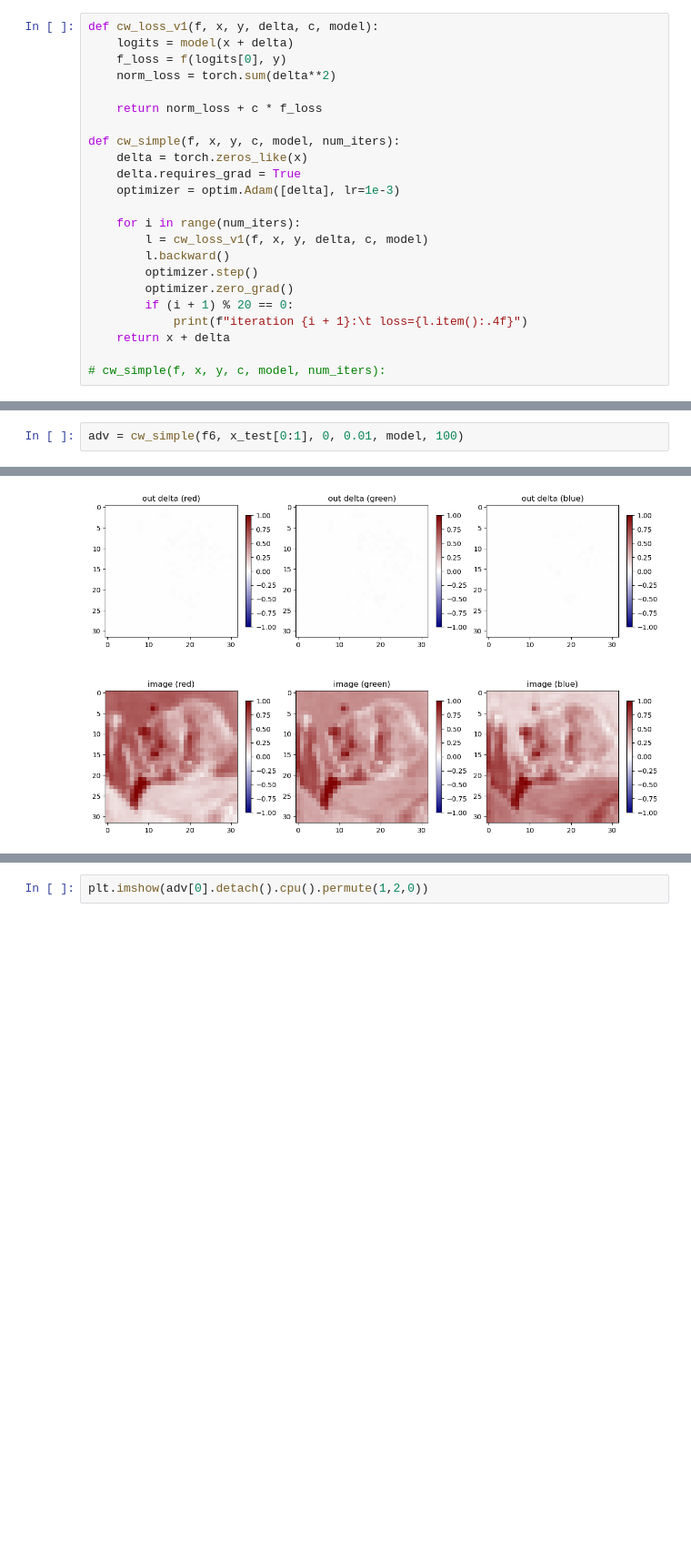
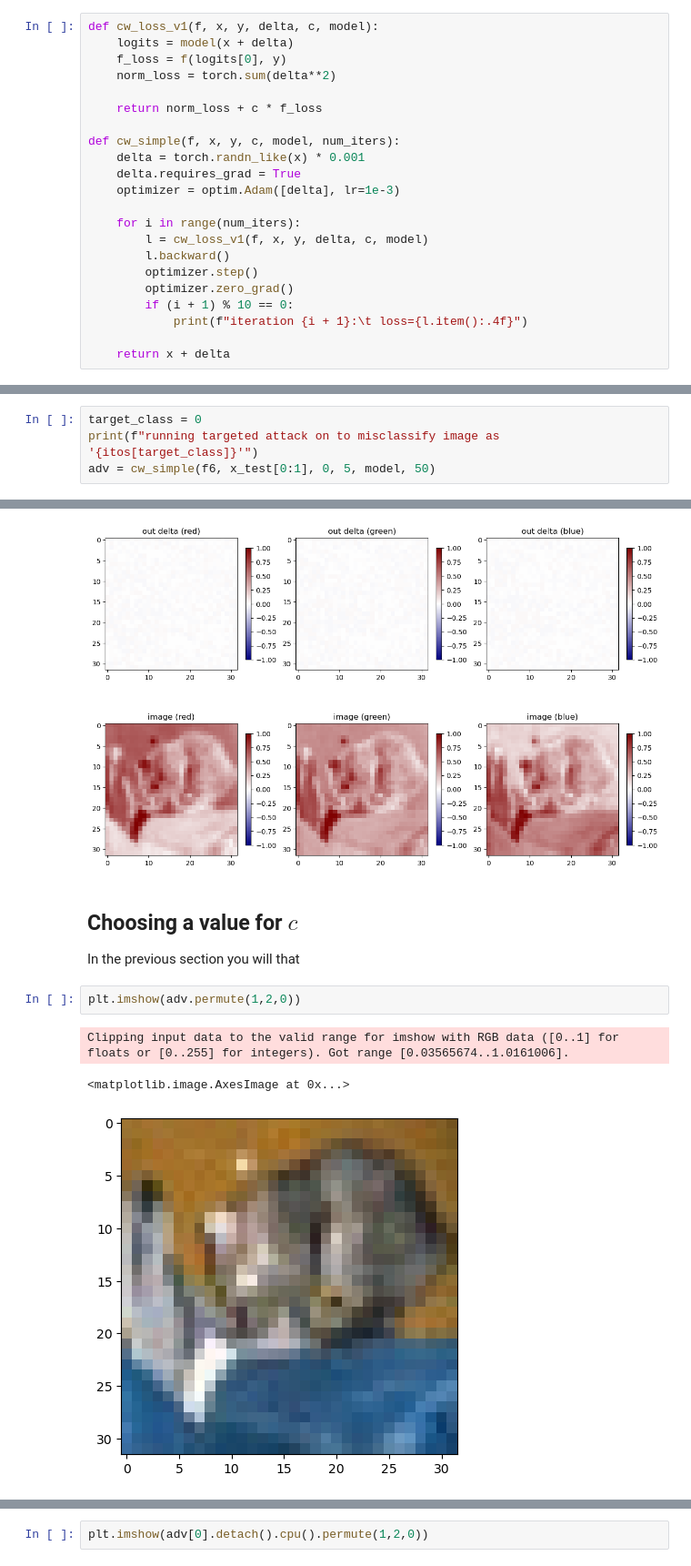
Before and after one commit to zroe1/xlab-ai-security, a Jupyter notebook: working/CW.ipynb, the cells around one changed output, grey strips where cells are left out. Shown: that part at 91% size. Cells and saved outputs as stored; diff of their text form; blank space fills up the shorter version.

Commit message:
refactor simple cw attack

```diff
--- a/working/CW.ipynb
+++ b/working/CW.ipynb
@@ -135,7 +138,7 @@ def cw_loss_v1(f, x, y, delta, c, model):
     return norm_loss + c * f_loss
 
 def cw_simple(f, x, y, c, model, num_iters):
-    delta = torch.zeros_like(x)
+    delta = torch.randn_like(x) * 0.001
     delta.requires_grad = True
     optimizer = optim.Adam([delta], lr=1e-3)
 
@@ -144,8 +147,7 @@ def cw_simple(f, x, y, c, model, num_iters):
         l.backward()
         optimizer.step()
         optimizer.zero_grad()
-        if (i + 1) % 20 == 0:
+        if (i + 1) % 10 == 0:
             print(f"iteration {i + 1}:\t loss={l.item():.4f}")
+
     return x + delta
-
-# cw_simple(f, x, y, c, model, num_iters):
@@ -165,3 +154,5 @@ torch.Size([1, 3, 32, 32])
 # %%
-adv = cw_simple(f6, x_test[0:1], 0, 0.01, model, 100)
+target_class = 0
+print(f"running targeted attack on to misclassify image as '{itos[target_class]}'")
+adv = cw_simple(f6, x_test[0:1], 0, 5, model, 50)
 # %% [output]
@@ -184,6 +187,16 @@ _ = xlab.utils.plot_tensors(
 )
 # %% [output]
 [figure]
+# %% [markdown]
+## Choosing a value for $c$
+
+In the previous section you will that
+# %%
+plt.imshow(adv.permute(1,2,0))
+# %% [output]
+Clipping input data to the valid range for imshow with RGB data ([0..1] for floats or [0..255] for integers). Got range [0.03565674..1.0161006].
+<matplotlib.image.AxesImage at 0x...>
+[figure, added]
 # %%
 torch.argmax(model(adv))
 # %% [output]
```
Also changed, not shown: parts of 7 cells of this notebook.
